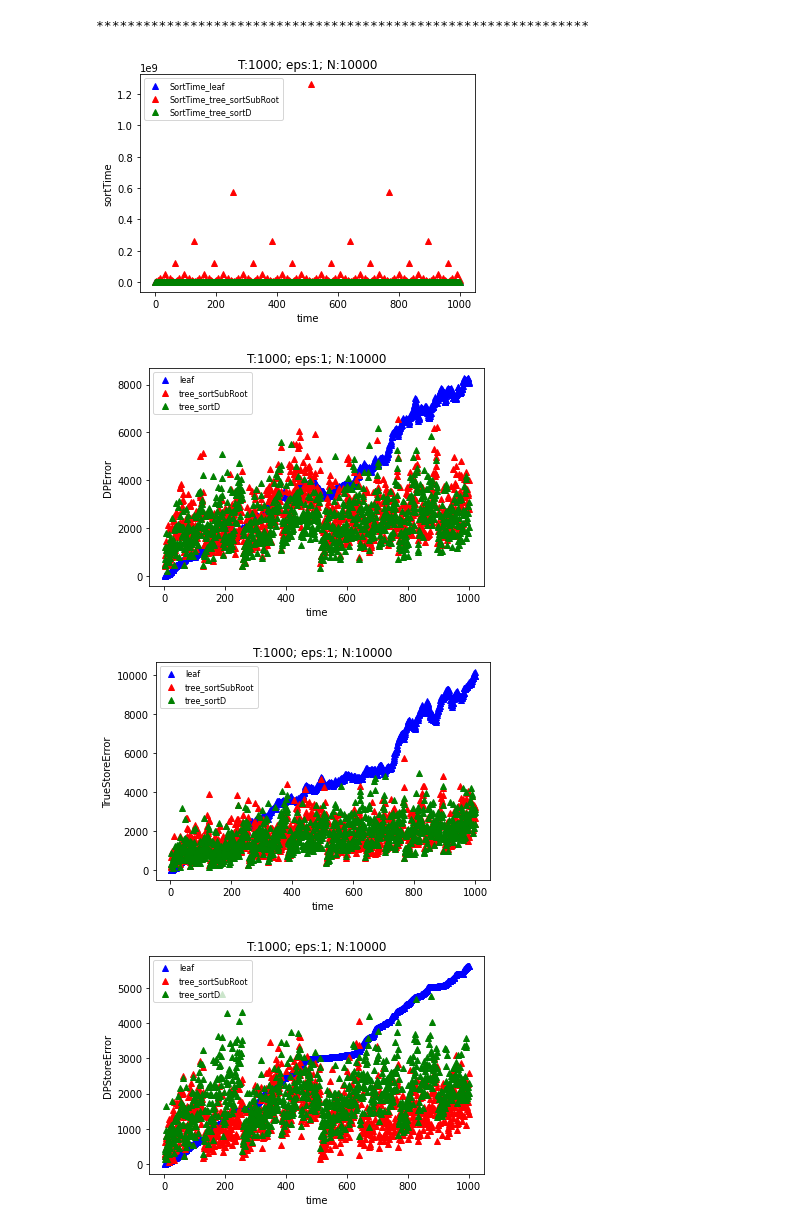
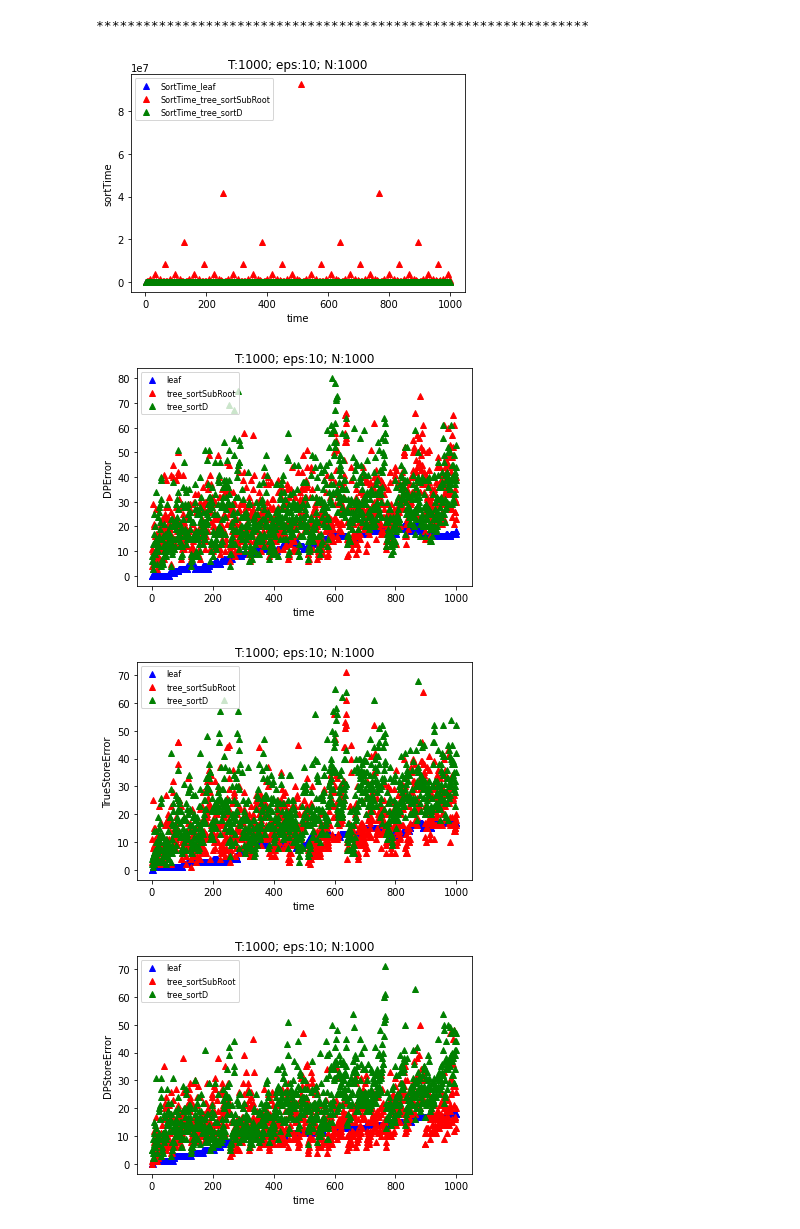
Before and after one commit to ypzhang725/Longshot, a Jupyter notebook: emp-sh2pc/newnewResultsPY/plot_full_new.ipynb, the cells around one changed output. Saved outputs shown, nothing was run; the diff lists cells and outputs as text; code cells hidden in the pictures.

Commit message:
plot

```diff
--- a/emp-sh2pc/newnewResultsPY/plot_full_new.ipynb
+++ b/emp-sh2pc/newnewResultsPY/plot_full_new.ipynb
@@ -353,8 +302,8 @@ for T in T_list:
 # %%
 #T:10; eps:10, 1, 0.1; N:1000
 T_list = [1000]
-eps_list = [10, 1]
-N_list = [10000]
+eps_list = [10]
+N_list = [100, 1000, 10000]
 
 for T in T_list:
     for N in N_list:
@@ -371,5 +320,5 @@ for T in T_list:
 ***************************************************************
-[figure, old version]
+[figure, new version]
-[figure, old version]
+[figure, new version]
-[figure, old version]
+[figure, new version]
-[figure, old version]
+[figure, new version]
```
Also changed, not shown: parts of 6 cells of this notebook.
